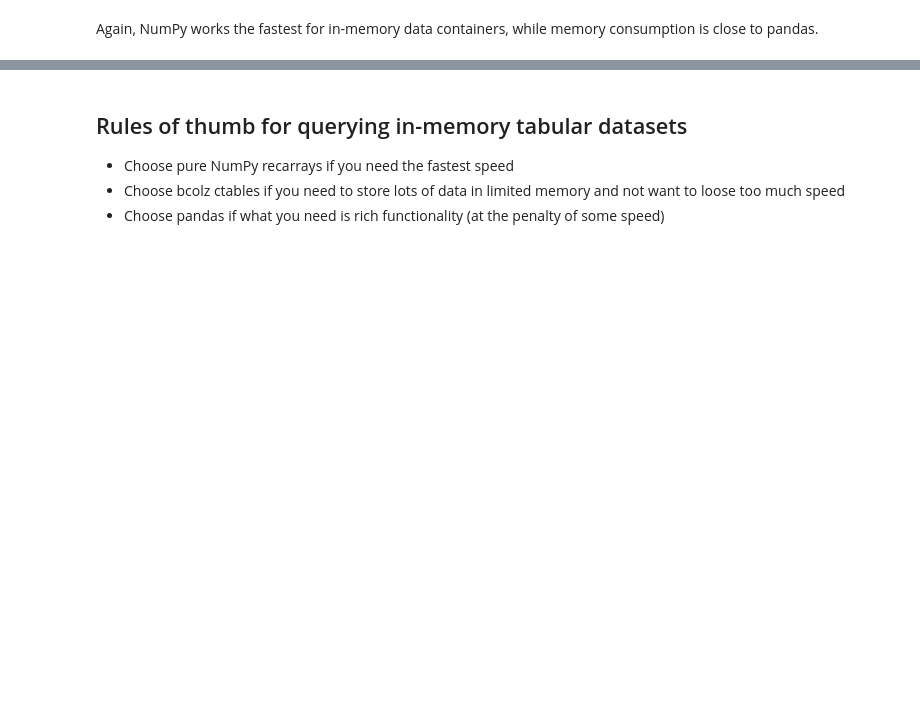
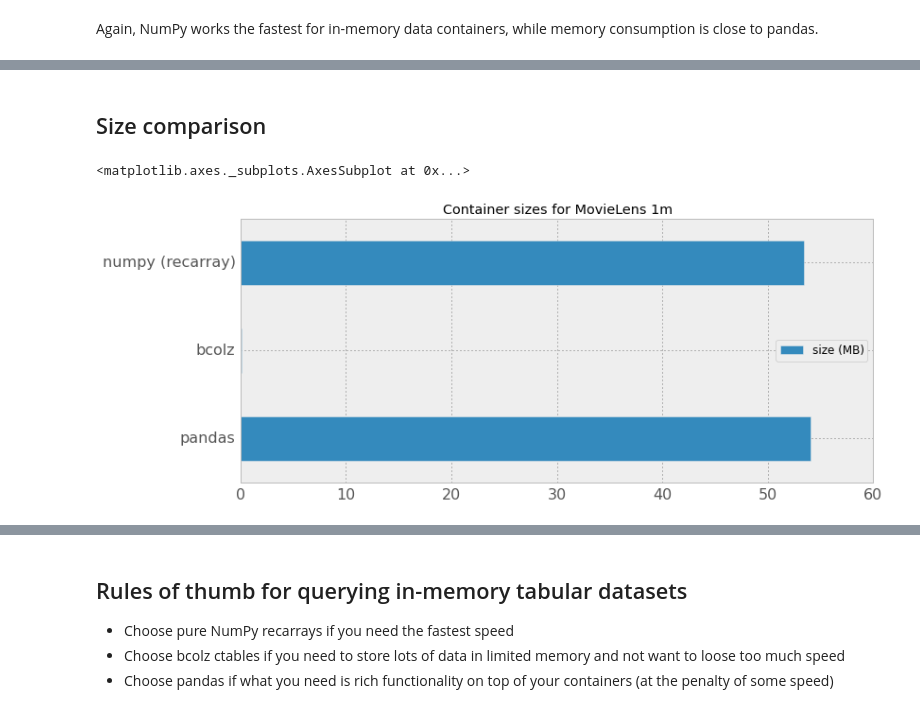
Before and after one commit to FrancescAlted/EuroPython2015, a Jupyter notebook: Querying-Table.ipynb, the cells around one changed output, grey strips where cells are left out. Cells and saved outputs as stored; diff of their text form; code cells hidden in the pictures; blank space fills up the shorter version.

```diff
--- a/Querying-Table.ipynb
+++ b/Querying-Table.ipynb
@@ -34,0 +35,2 @@ In [4] used 53.961 MiB RAM in 0.164s, peaked 0.000 MiB above current, total RAM
+# %%
+size_pandas = mw.measurements.memory_delta
@@ -86,0 +99,2 @@ In [10] used 8.203 MiB RAM in 0.337s, peaked 70.016 MiB above current, total RAM
+# %%
+size_bcolz = mw.measurements.memory_delta
@@ -132,0 +165,2 @@ In [18] used 0.000 MiB RAM in 1.031s, peaked 53.297 MiB above current, total RAM
+# %%
+size_numpy = mw.measurements.memory_delta
@@ -145,0 +202,10 @@ Again, NumPy works the fastest for in-memory data containers, while memory consu
+# %% [markdown]
+## Size comparison
+# %%
+# Container sizes
+df = pd.DataFrame({'size (MB)': [size_pandas, size_bcolz, size_numpy]}, index=labels)
+pd.options.display.mpl_style = 'default'
+df.plot(kind='barh', figsize=(12,5), fontsize=16, title="Container sizes for MovieLens 1m")
+# %% [output]
+<matplotlib.axes._subplots.AxesSubplot at 0x...>
+[figure, added]
@@ -148,4 +215,4 @@ Again, NumPy works the fastest for in-memory data containers, while memory consu
 
 * Choose pure NumPy recarrays if you need the fastest speed
 * Choose bcolz ctables if you need to store lots of data in limited memory and not want to loose too much speed
-* Choose pandas if what you need is rich functionality (at the penalty of some speed)
+* Choose pandas if what you need is rich functionality on top of your containers (at the penalty of some speed)
```
Also changed, not shown: parts of 31 cells of this notebook, 1 other file.
